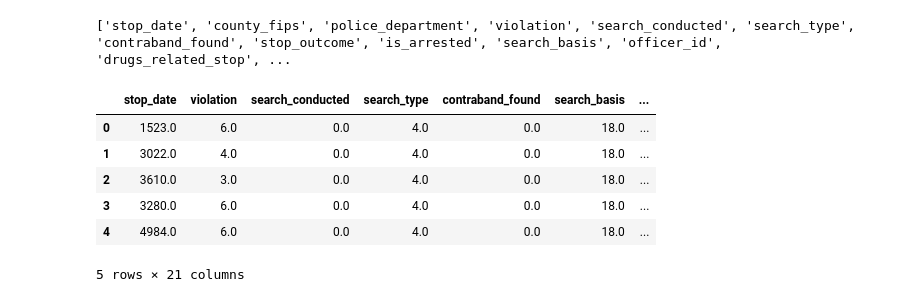
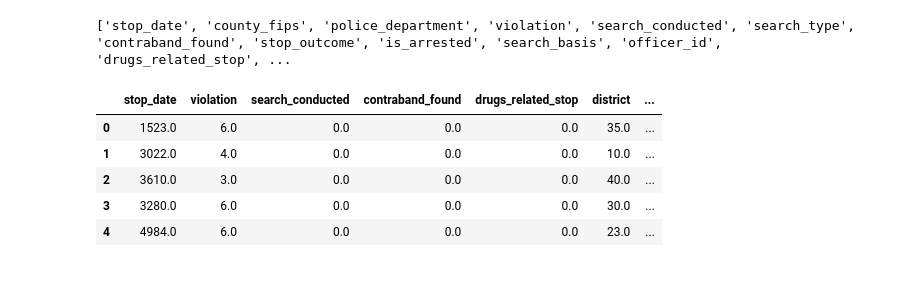
Before and after one commit to Sumitjh26997/CSS581-ML, a Jupyter notebook: hw2.ipynb, the cells around one changed output. Cells and saved outputs as stored; diff of their text form; code cells hidden in the pictures.

```diff
--- a/hw2.ipynb
+++ b/hw2.ipynb
@@ -700,17 +700,16 @@ print(column_names_list)
 # %% [output]
 ['stop_date', 'county_fips', 'police_department', 'violation', 'search_conducted', 'search_type', 'contraband_found', 'stop_outcome', 'is_arrested', 'search_basis', 'officer_id', 'drugs_related_stop', ...
 # %%
-features = ['stop_date', 'violation', 'search_conducted', 'search_type', 'contraband_found', 'search_basis', 'drugs_related_stop', 'district', 'driver_race_Asian', 'driver_race_Black', 'driver_race_Hispanic', 'driver_race_Other', 'driver_race_White', 'driver_gender_F', 'driver_gender_M', 'driver_age_bucket_<15', 'driver_age_bucket_15-19', 'driver_age_bucket_20-29', 'driver_age_bucket_30-39', 'driver_age_bucket_40-49', 'driver_age_bucket_50+']
+features = ['stop_date', 'violation', 'search_conducted',  'contraband_found', 'drugs_related_stop', 'district', 'driver_race_Asian', 'driver_race_Black', 'driver_race_Hispanic', 'driver_race_Other', 'driver_race_White', 'driver_gender_F', 'driver_gender_M', 'driver_age_bucket_<15', 'driver_age_bucket_15-19', 'driver_age_bucket_20-29', 'driver_age_bucket_30-39', 'driver_age_bucket_40-49', 'driver_age_bucket_50+']
 search_data = search_data[features]
 search_data.head(5)
 # %% [output]
-|  | stop_date | violation | search_conducted | search_type | contraband_found | search_basis | ... |
-| 0 | 1523.0 | 6.0 | 0.0 | 4.0 | 0.0 | 18.0 | ... |
-| 1 | 3022.0 | 4.0 | 0.0 | 4.0 | 0.0 | 18.0 | ... |
-| 2 | 3610.0 | 3.0 | 0.0 | 4.0 | 0.0 | 18.0 | ... |
-| 3 | 3280.0 | 6.0 | 0.0 | 4.0 | 0.0 | 18.0 | ... |
-| 4 | 4984.0 | 6.0 | 0.0 | 4.0 | 0.0 | 18.0 | ... |
+|  | stop_date | violation | search_conducted | contraband_found | drugs_related_stop | district | ... |
+| 0 | 1523.0 | 6.0 | 0.0 | 0.0 | 0.0 | 35.0 | ... |
+| 1 | 3022.0 | 4.0 | 0.0 | 0.0 | 0.0 | 10.0 | ... |
+| 2 | 3610.0 | 3.0 | 0.0 | 0.0 | 0.0 | 40.0 | ... |
+| 3 | 3280.0 | 6.0 | 0.0 | 0.0 | 0.0 | 30.0 | ... |
+| 4 | 4984.0 | 6.0 | 0.0 | 0.0 | 0.0 | 23.0 | ... |
-5 rows × 21 columns
 # %%
 from sklearn.model_selection import train_test_split
 from sklearn.preprocessing import StandardScaler
```
Also changed, not shown: parts of 22 cells of this notebook.
